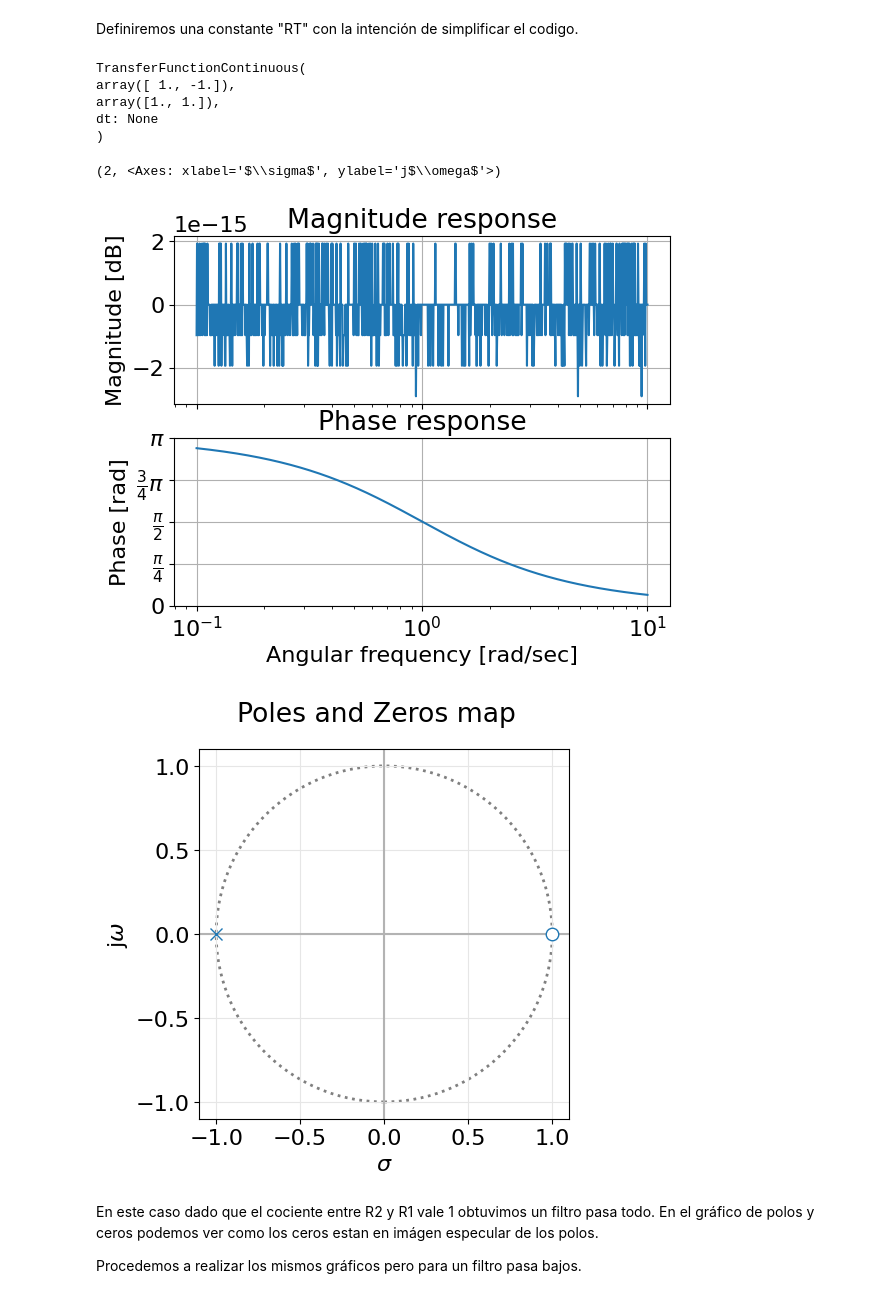
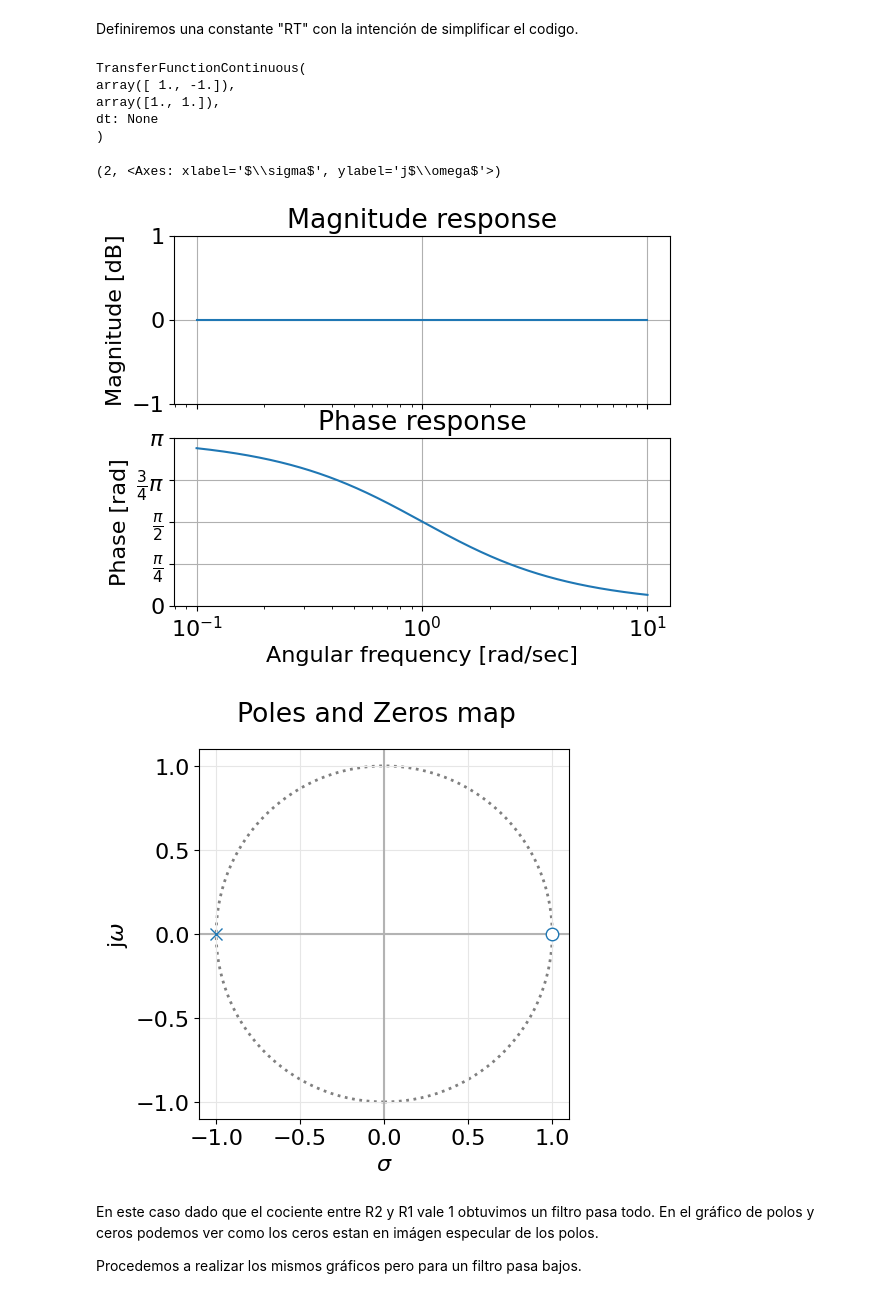
Before and after one commit to mdelen17/TC2, a Jupyter notebook: Tarea Semanal 1.ipynb, the cells around one changed output. Drawn from its saved outputs; the diff is of its cells as text; code cells hidden in the pictures.

```diff
--- a/Tarea Semanal 1.ipynb
+++ b/Tarea Semanal 1.ipynb
@@ -82,27 +82,29 @@ Definiremos una constante "RT" con la intención de simplificar el codigo.
 # %%
 RT = 1  #Esta es la constante previamente mencionada
 w = 1   #Frecuencia angular normalizada
 num=np.array([1.,-RT*w])
 den=np.array([1.,w])
+
 
 #Buscamos la transferencia
 H=sig.TransferFunction(num,den)
 display(H)
 
 
 _, axes_hdl = bodePlot(H)
 
 plt.sca(axes_hdl[0])
+plt.ylim([-1,1])    #Si no limitamos el eje, automaticamente se hace zoom y pareceria que la respuesta no es la de un pasa todo
 
 pzmap(H)
 # %% [output]
 TransferFunctionContinuous(
 array([ 1., -1.]),
 array([1., 1.]),
 dt: None
 )
 (2, <Axes: xlabel='$\\sigma$', ylabel='j$\\omega$'>)
-[figure, old version]
+[figure, new version]
 [figure]
 # %% [markdown]
 En este caso dado que el cociente entre R2 y R1 vale 1 obtuvimos un filtro pasa todo. En el gráfico de polos y ceros podemos ver como los ceros estan en imágen especular de los polos.
```
Also changed, not shown: parts of 2 cells of this notebook, 4 other files.
